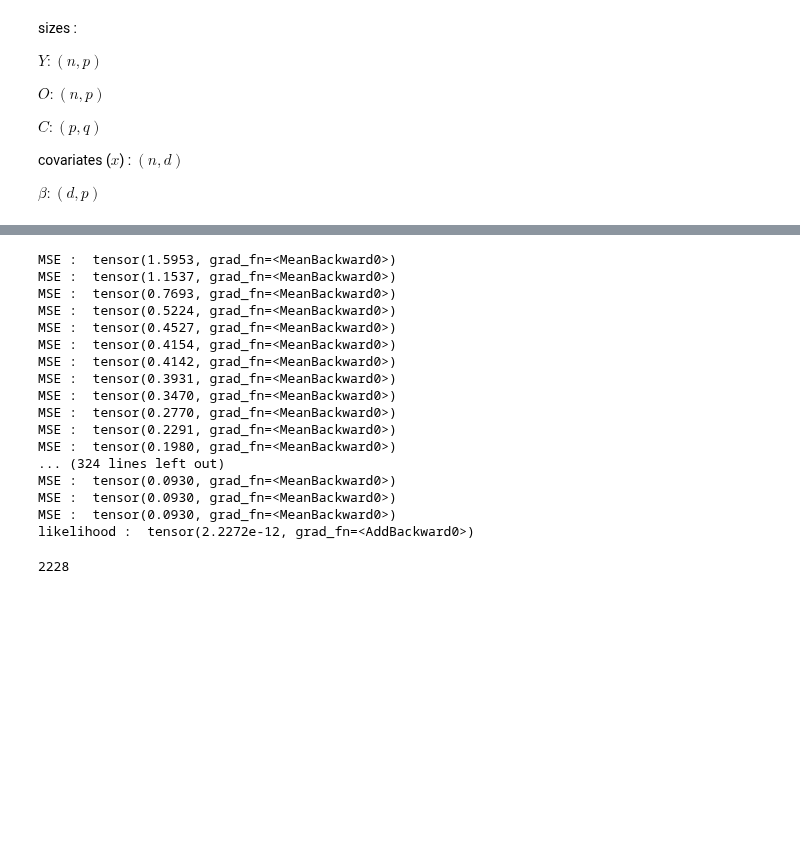
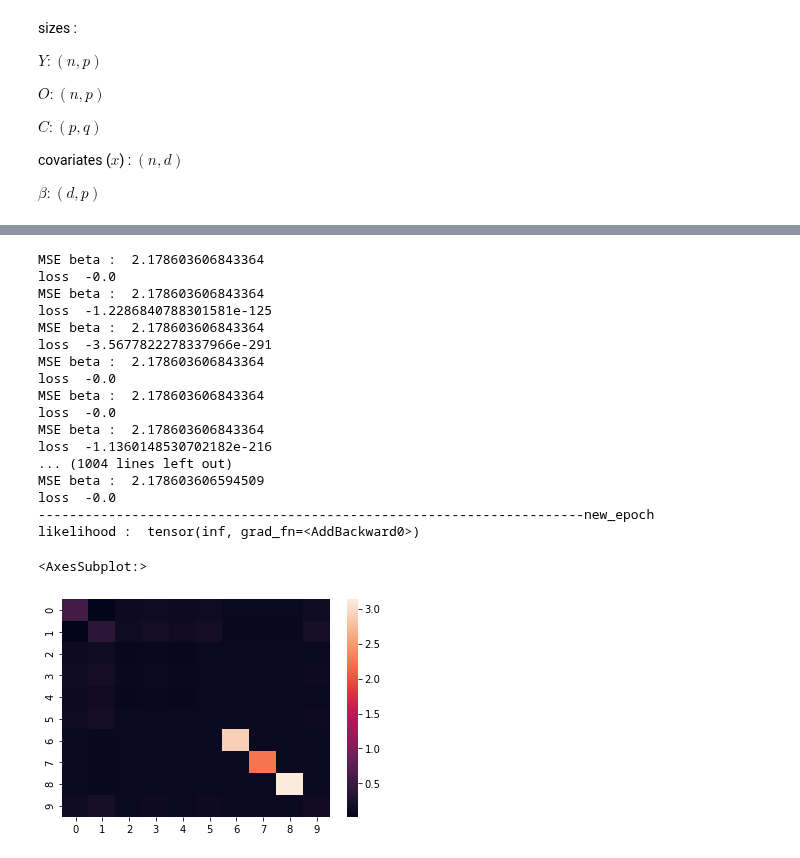
Before and after one commit to PLN-team/pyPLNmodels, a Jupyter notebook: MC_PLNPCA.ipynb, the cells around one changed output, grey strips where cells are left out. Cells and saved outputs as stored; diff of their text form; code cells hidden in the pictures; blank space fills up the shorter version.

```diff
--- a/MC_PLNPCA.ipynb
+++ b/MC_PLNPCA.ipynb
@@ -130,11 +138,11 @@ def C_from_Sigma(Sigma,q):
     return C_reduct
 # %%
 d = 4 # nb of cavariates
-n = 2000; p = 20
-q = 10
+n = 50;  p = 10
+q = 5
 # %%
 #torch.manual_seed(0)
-true_Sigma = torch.from_numpy(build_block_Sigma(p,8))
+true_Sigma = torch.from_numpy(build_block_Sigma(p,12))
 true_C = torch.from_numpy(C_from_Sigma(true_Sigma, q))
 true_beta =torch.randn((d, p))
 
@@ -310,26 +397,28 @@ $$
 # %%
-model = MC_PLNPCA(q,n//16)
+batch_size = 1
+model = MC_PLNPCA(q,batch_size)
 model.init_data(Y_sampled, O, covariates)
-model.fit(20,0.001)
+model.fit(10,0.001, C_optim = False)
 # %% [output]
-MSE :  tensor(1.5953, grad_fn=<MeanBackward0>)
-MSE :  tensor(1.1537, grad_fn=<MeanBackward0>)
-MSE :  tensor(0.7693, grad_fn=<MeanBackward0>)
-MSE :  tensor(0.5224, grad_fn=<MeanBackward0>)
-MSE :  tensor(0.4527, grad_fn=<MeanBackward0>)
-MSE :  tensor(0.4154, grad_fn=<MeanBackward0>)
-MSE :  tensor(0.4142, grad_fn=<MeanBackward0>)
-MSE :  tensor(0.3931, grad_fn=<MeanBackward0>)
-MSE :  tensor(0.3470, grad_fn=<MeanBackward0>)
-MSE :  tensor(0.2770, grad_fn=<MeanBackward0>)
-MSE :  tensor(0.2291, grad_fn=<MeanBackward0>)
-MSE :  tensor(0.1980, grad_fn=<MeanBackward0>)
-... (324 lines left out)
-MSE :  tensor(0.0930, grad_fn=<MeanBackward0>)
-MSE :  tensor(0.0930, grad_fn=<MeanBackward0>)
-MSE :  tensor(0.0930, grad_fn=<MeanBackward0>)
-likelihood :  tensor(2.2272e-12, grad_fn=<AddBackward0>)
+MSE beta :  2.178603606843364
+loss  -0.0
+MSE beta :  2.178603606843364
+loss  -1.2286840788301581e-125
+MSE beta :  2.178603606843364
+loss  -3.5677822278337966e-291
+MSE beta :  2.178603606843364
+loss  -0.0
+MSE beta :  2.178603606843364
+loss  -0.0
+MSE beta :  2.178603606843364
+loss  -1.1360148530702182e-216
+... (1004 lines left out)
+MSE beta :  2.178603606594509
+loss  -0.0
+----------------------------------------------------------------------new_epoch
+likelihood :  tensor(inf, grad_fn=<AddBackward0>)
-# %%
-Y_oaks = read_csv('oaks_counts.csv').to_numpy()
-# %% [output]
-2228
+# %%
+sns.heatmap(model.get_Sigma().detach().numpy())
+# %% [output]
+<AxesSubplot:>
+[figure, added]
```
Also changed, not shown: parts of 12 cells of this notebook.
